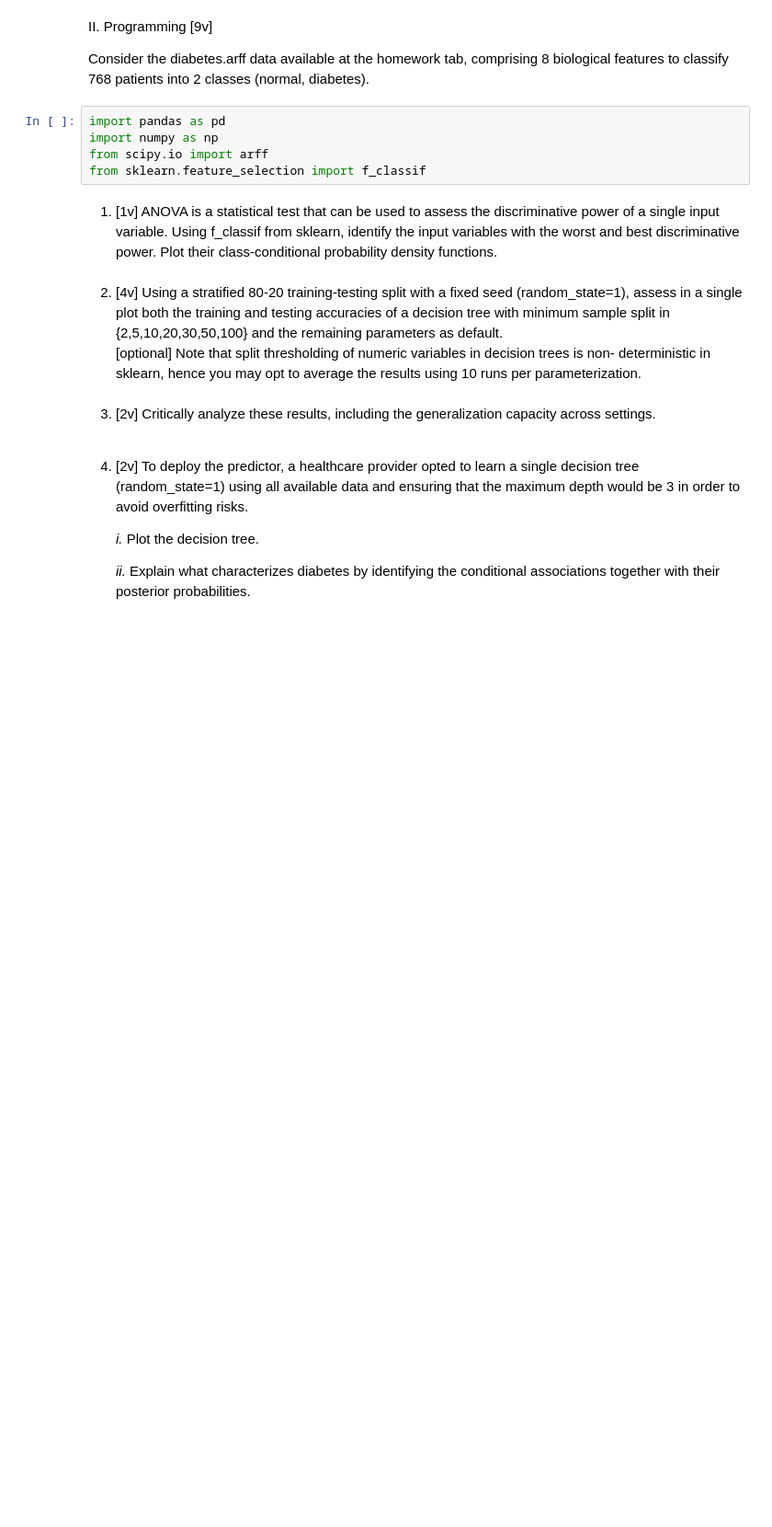
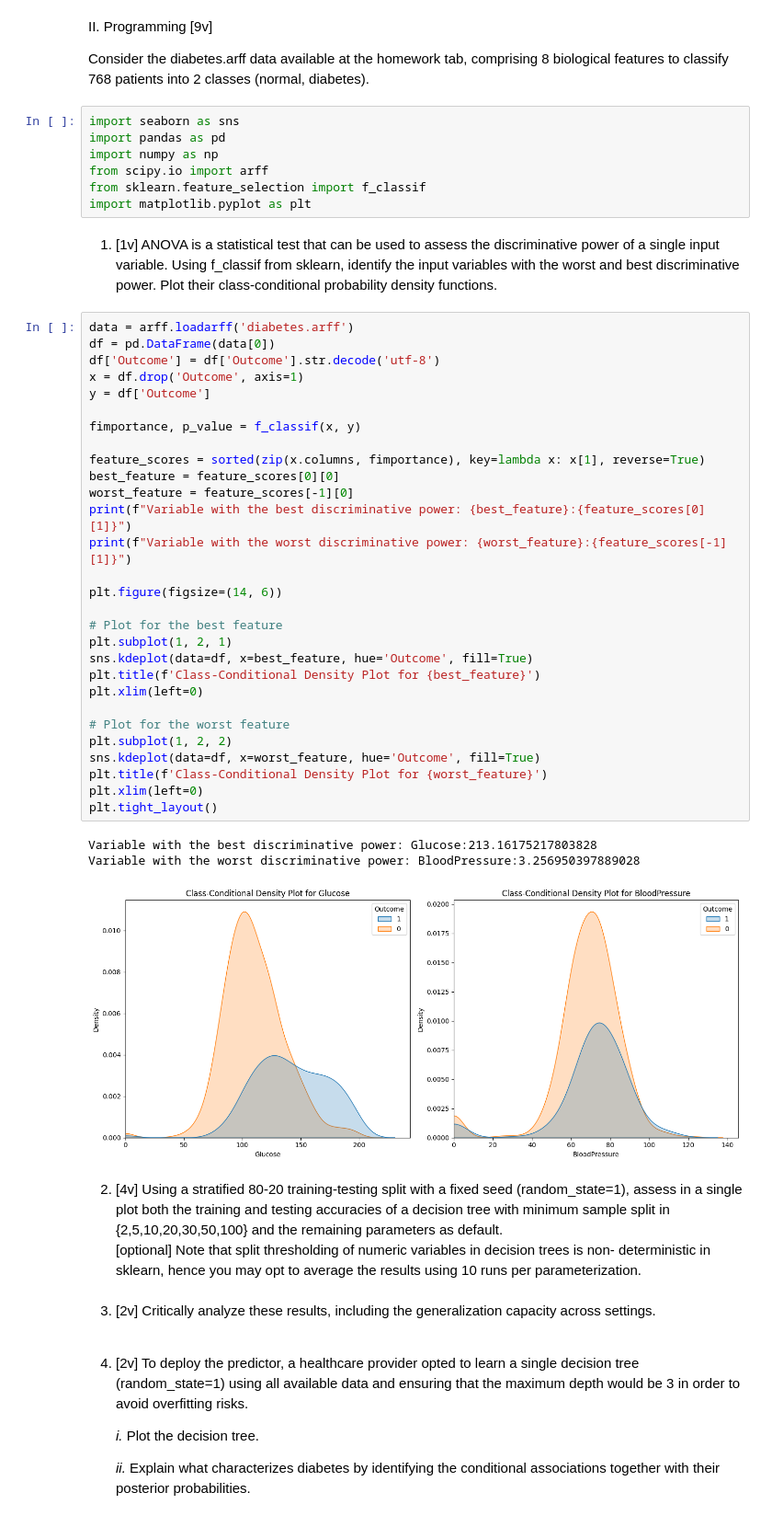
Before and after one commit to DriftPT/Apre-Project-24-25, a Jupyter notebook: G040_notebook.ipynb, the cells around one changed output. Shown at 92% size. Cells and saved outputs as stored; diff of their text form; blank space fills up the shorter version.

```diff
--- a/G040_notebook.ipynb
+++ b/G040_notebook.ipynb
@@ -4,15 +4,50 @@ II. Programming [9v]
  Consider the diabetes.arff data available at the homework tab, comprising 8 biological features to
 classify 768 patients into 2 classes (normal, diabetes).
 # %%
+import seaborn as sns
 import pandas as pd
 import numpy as np
 from scipy.io import arff
 from sklearn.feature_selection import f_classif
+import matplotlib.pyplot as plt
 # %% [markdown]
 1)  [1v] ANOVA is a statistical test that can be used to assess the discriminative power of a
 single input variable. Using f_classif from sklearn, identify the input variables with the
 worst and best discriminative power. Plot their class-conditional probability density
 functions.
+# %%
+data = arff.loadarff('diabetes.arff')
+df = pd.DataFrame(data[0])
+df['Outcome'] = df['Outcome'].str.decode('utf-8')
+x = df.drop('Outcome', axis=1)
+y = df['Outcome']
+
+fimportance, p_value = f_classif(x, y)
+
+feature_scores = sorted(zip(x.columns, fimportance), key=lambda x: x[1], reverse=True)
+best_feature = feature_scores[0][0]
+worst_feature = feature_scores[-1][0]
+print(f"Variable with the best discriminative power: {best_feature}:{feature_scores[0][1]}")
+print(f"Variable with the worst discriminative power: {worst_feature}:{feature_scores[-1][1]}")
+
+plt.figure(figsize=(14, 6))
+
+# Plot for the best feature
+plt.subplot(1, 2, 1)
+sns.kdeplot(data=df, x=best_feature, hue='Outcome', fill=True)
+plt.title(f'Class-Conditional Density Plot for {best_feature}')
+plt.xlim(left=0)
+
+# Plot for the worst feature
+plt.subplot(1, 2, 2)
+sns.kdeplot(data=df, x=worst_feature, hue='Outcome', fill=True)
+plt.title(f'Class-Conditional Density Plot for {worst_feature}')
+plt.xlim(left=0)
+plt.tight_layout()
+# %% [output]
+Variable with the best discriminative power: Glucose:213.16175217803828
+Variable with the worst discriminative power: BloodPressure:3.256950397889028
+[figure, added]
 # %% [markdown]
 2)  [4v] Using a stratified 80-20 training-testing split with a fixed seed (random_state=1), assess
 in a single plot both the training and testing accuracies of a decision tree with minimum
```
